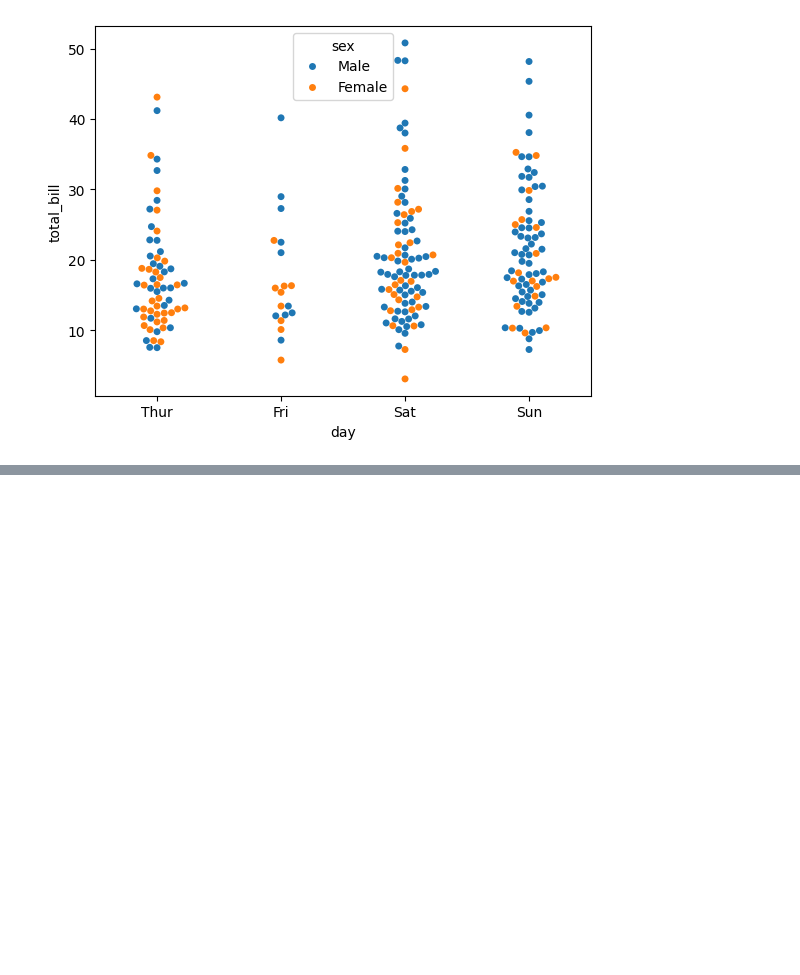
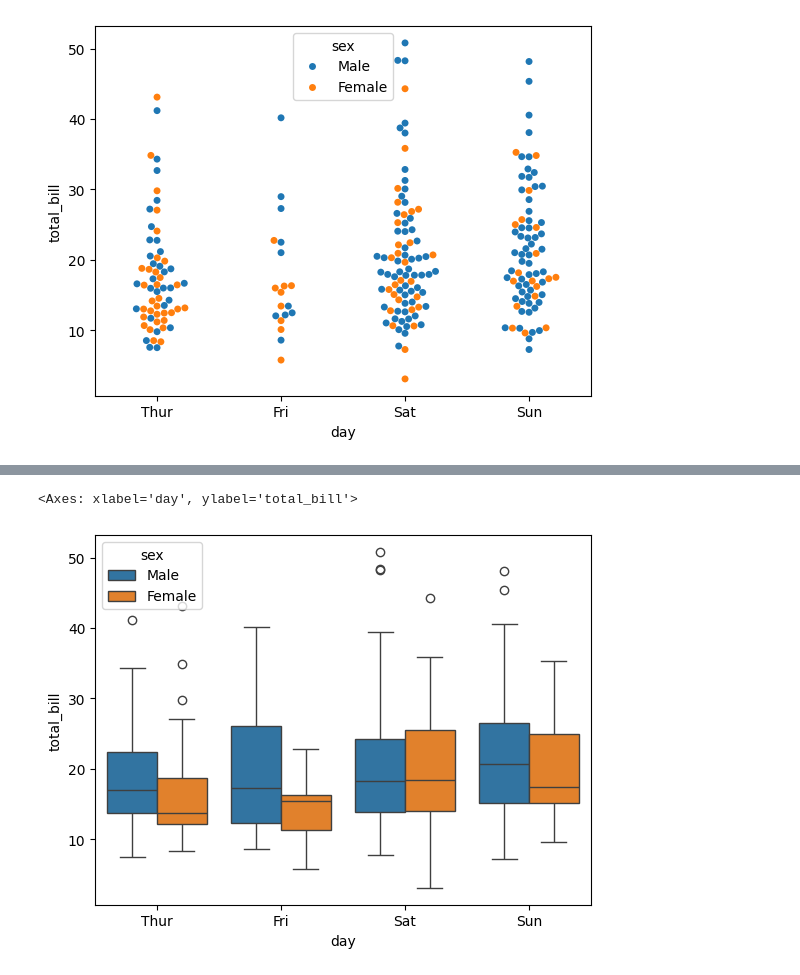
Before and after one commit to fahim-506/eda-with-python, a Jupyter notebook: notebooks/14_seaborn.ipynb, the cells around one changed output, grey strips where cells are left out. Drawn from its saved outputs; the diff is of its cells as text; code cells hidden in the pictures; blank space fills up the shorter version.

```diff
--- a/notebooks/14_seaborn.ipynb
+++ b/notebooks/14_seaborn.ipynb
@@ -67,0 +85,6 @@ sns.swarmplot(data=tips, x='day',y='total_bill',hue='sex')
+# %%
+# hue
+sns.boxplot(data=tips,x='day',y='total_bill',hue='sex')
+# %% [output]
+<Axes: xlabel='day', ylabel='total_bill'>
+[figure, added]
```
Also changed, not shown: parts of 16 cells of this notebook.
